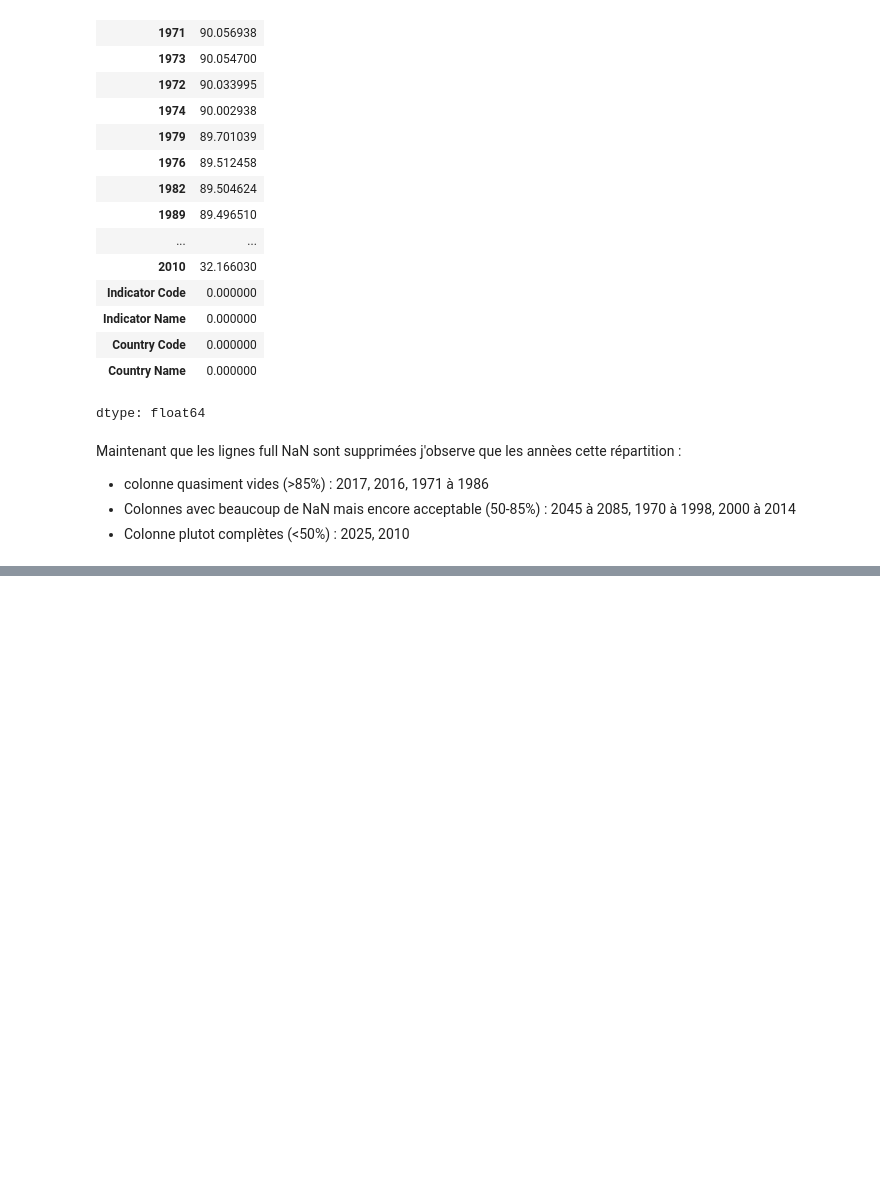
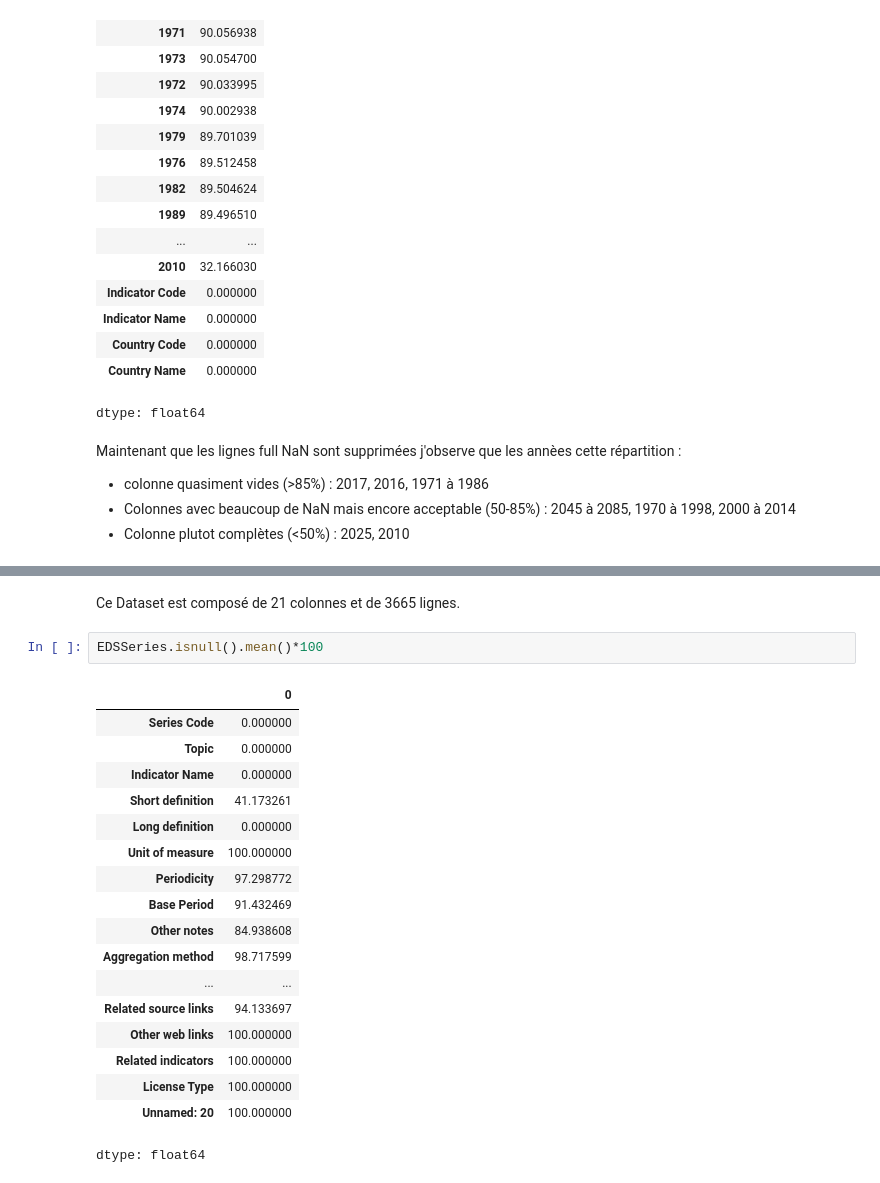
Before and after one commit to bema1015/ProjDataEng, a Jupyter notebook: Projet2/projet2_dev.ipynb, the cells around one changed output, grey strips where cells are left out. Saved outputs shown, nothing was run; the diff lists cells and outputs as text; blank space fills up the shorter version.

```diff
--- a/Projet2/projet2_dev.ipynb
+++ b/Projet2/projet2_dev.ipynb
@@ -259,0 +340,23 @@ Maintenant que les lignes full NaN sont supprimées j'observe que les annèes ce
+# %% [markdown]
+Ce Dataset est composé de 21 colonnes et de 3665 lignes.
+# %%
+EDSSeries.isnull().mean()*100
+# %% [output]
+|  | 0 |
+| Series Code | 0.000000 |
+| Topic | 0.000000 |
+| Indicator Name | 0.000000 |
+| Short definition | 41.173261 |
+| Long definition | 0.000000 |
+| Unit of measure | 100.000000 |
+| Periodicity | 97.298772 |
+| Base Period | 91.432469 |
+| Other notes | 84.938608 |
+| Aggregation method | 98.717599 |
+| ... | ... |
+| Related source links | 94.133697 |
+| Other web links | 100.000000 |
+| Related indicators | 100.000000 |
+| License Type | 100.000000 |
+| Unnamed: 20 | 100.000000 |
+dtype: float64
```
Also changed, not shown: parts of 36 cells of this notebook.
